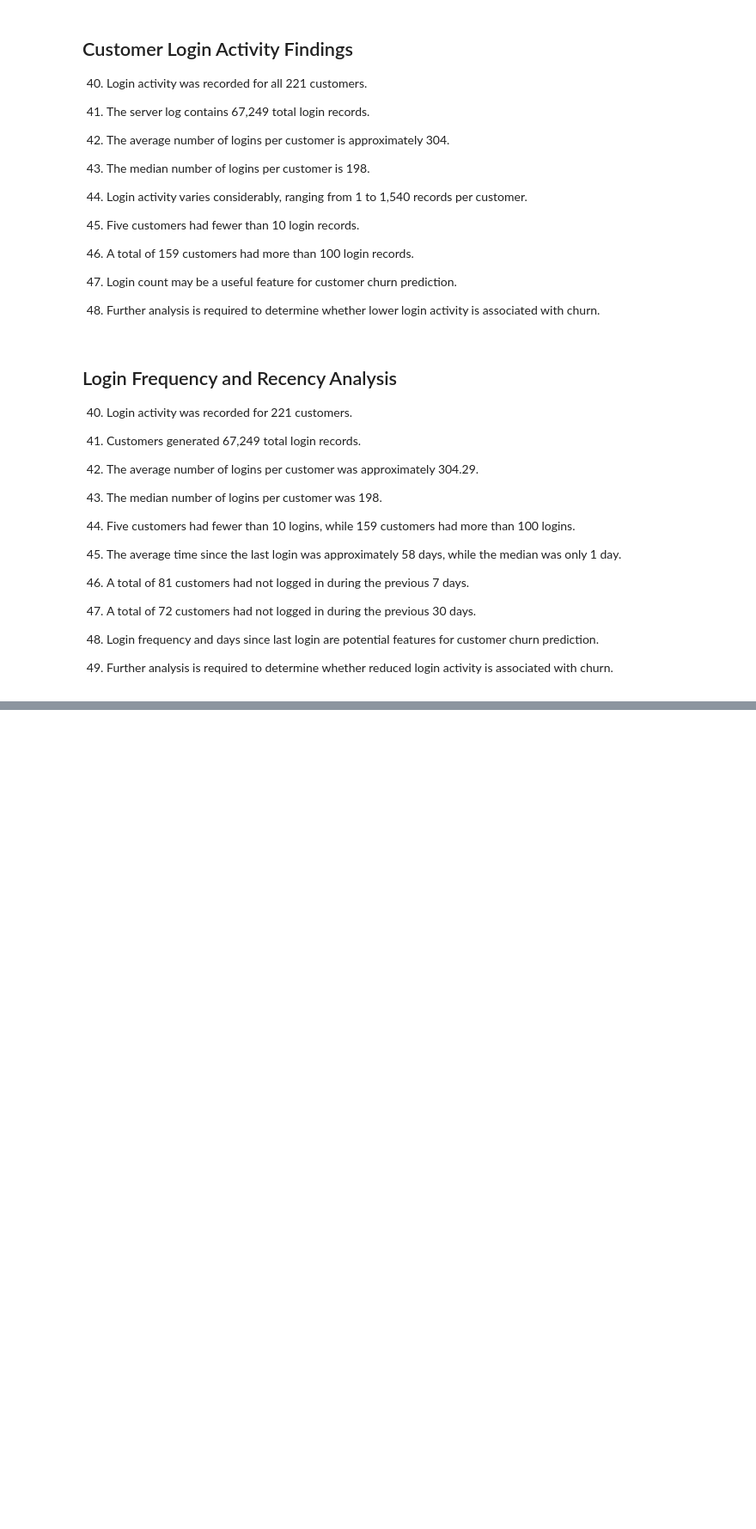
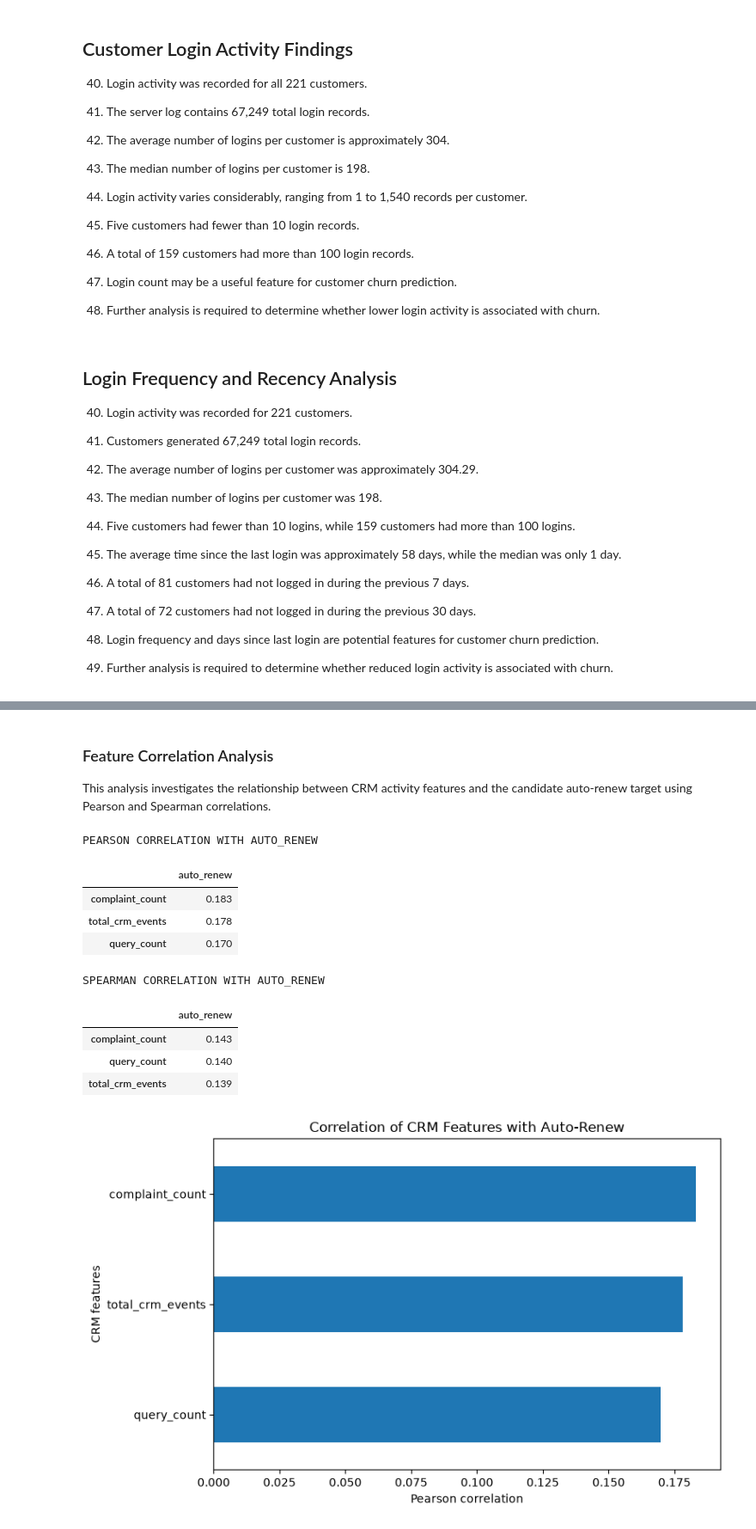
Before and after one commit to parthHerts/P4G5_HERTS, a Jupyter notebook: notebooks/data_analyst_exploration.ipynb, the cells around one changed output, grey strips where cells are left out. Shown at 86% size. Drawn from its saved outputs; the diff is of its cells as text; code cells hidden in the pictures; blank space fills up the shorter version.

Commit message:
Add CRM and login feature analysis

```diff
--- a/notebooks/data_analyst_exploration.ipynb
+++ b/notebooks/data_analyst_exploration.ipynb
@@ -720,0 +840,65 @@ print("\nCustomers analysed:", len(login_features))
+# %% [markdown]
+### Feature Correlation Analysis
+
+This analysis investigates the relationship between CRM activity features and the candidate auto-renew target using Pearson and Spearman correlations.
+# %%
+import matplotlib.pyplot as plt
+
+# Select features for correlation analysis
+correlation_features = [
+    "auto_renew",
+    "complaint_count",
+    "query_count",
+    "total_crm_events"
+]
+
+correlation_data = feature_analysis[correlation_features]
+
+# Pearson correlation
+pearson_corr = correlation_data.corr(method="pearson")
+
+print("PEARSON CORRELATION WITH AUTO_RENEW")
+display(
+    pearson_corr[["auto_renew"]]
+    .drop(index="auto_renew")
+    .sort_values("auto_renew", ascending=False)
+    .round(3)
+)
+
+# Spearman correlation
+spearman_corr = correlation_data.corr(method="spearman")
+
+print("SPEARMAN CORRELATION WITH AUTO_RENEW")
+display(
+    spearman_corr[["auto_renew"]]
+    .drop(index="auto_renew")
+    .sort_values("auto_renew", ascending=False)
+    .round(3)
+)
+
+# Visualise Pearson correlations
+pearson_values = (
+    pearson_corr["auto_renew"]
+    .drop("auto_renew")
+    .sort_values()
+)
+
+plt.figure(figsize=(8, 5))
+pearson_values.plot(kind="barh")
+plt.title("Correlation of CRM Features with Auto-Renew")
+plt.xlabel("Pearson correlation")
+plt.ylabel("CRM features")
+plt.tight_layout()
+plt.show()
+# %% [output]
+PEARSON CORRELATION WITH AUTO_RENEW
+|  | auto_renew |
+| complaint_count | 0.183 |
+| total_crm_events | 0.178 |
+| query_count | 0.170 |
+SPEARMAN CORRELATION WITH AUTO_RENEW
+|  | auto_renew |
+| complaint_count | 0.143 |
+| query_count | 0.140 |
+| total_crm_events | 0.139 |
+[figure, added]
```
Also changed, not shown: parts of 16 cells of this notebook.
